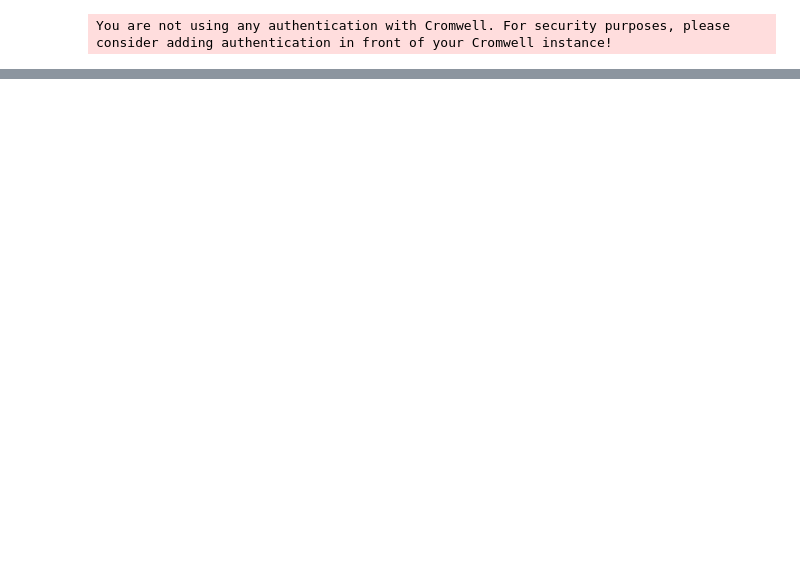
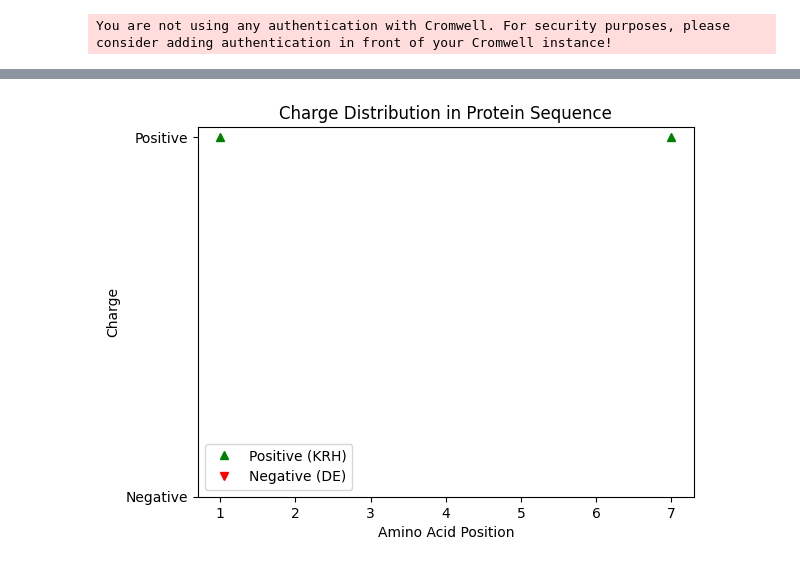
Before and after one commit to ghkdxofla/oss-2024-bios, a Jupyter notebook: example.ipynb, the cells around one changed output, grey strips where cells are left out. Saved outputs shown, nothing was run; the diff lists cells and outputs as text; code cells hidden in the pictures; blank space fills up the shorter version.

```diff
--- a/example.ipynb
+++ b/example.ipynb
@@ -75,0 +125,25 @@ NC_045512.2     37.97%
+# %%
+import matplotlib.pyplot as plt
+from collections import Counter
+
+# 전사 및 번역 과정
+translated_sequences = []
+for seq_record in sequences: # RNA 서열로 전사
+    translated_seq = seq_record.translate(to_stop=True)  # 번역, stop codon에서 중지
+    translated_sequences.append(translated_seq)
+
+# 시각화할 데이터를 계산
+amino_acid_counts = Counter()
+for translated_seq in translated_sequences:
+    amino_acid_counts.update(translated_seq)
+
+# 시각화
+amino_acids = list(amino_acid_counts.keys())
+counts = list(amino_acid_counts.values())
+
+plt.figure(figsize=(12, 6))
+plt.bar(amino_acids, counts, color='skyblue')
+plt.xlabel('Amino Acids')
+plt.ylabel('Counts')
+plt.title('Amino Acid Distribution in Translated Sequences')
+plt.show()
@@ -75,0 +152,21 @@ NC_045512.2     37.97%
+# %%
+import matplotlib.pyplot as plt
+
+# 번역된 단백질 서열 (예시 서열, 실제 서열로 대체)
+protein_sequence = translated_sequences[0]
+
+# 양전하와 음전하 아미노산의 위치
+positive_positions = [i for i, aa in enumerate(protein_sequence) if aa in "KRH"]
+negative_positions = [i for i, aa in enumerate(protein_sequence) if aa in "DE"]
+
+# 시각화
+plt.plot(positive_positions, [1]*len(positive_positions), 'g^', label="Positive (KRH)")
+plt.plot(negative_positions, [-1]*len(negative_positions), 'rv', label="Negative (DE)")
+plt.yticks([-1, 1], ["Negative", "Positive"])
+plt.title("Charge Distribution in Protein Sequence")
+plt.xlabel("Amino Acid Position")
+plt.ylabel("Charge")
+plt.legend()
+plt.show()
+# %% [output]
+[figure, added]
```
Also changed, not shown: parts of 16 cells of this notebook, 3 other files.
